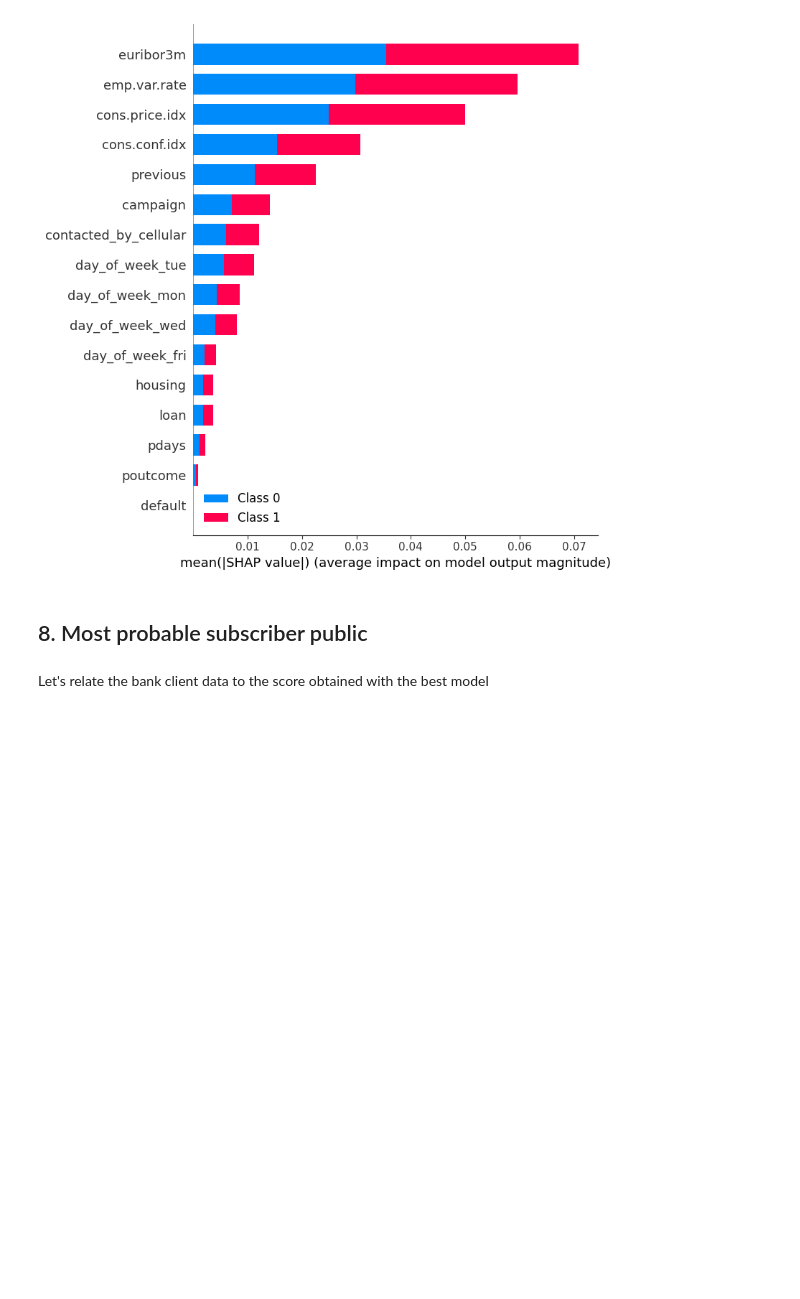
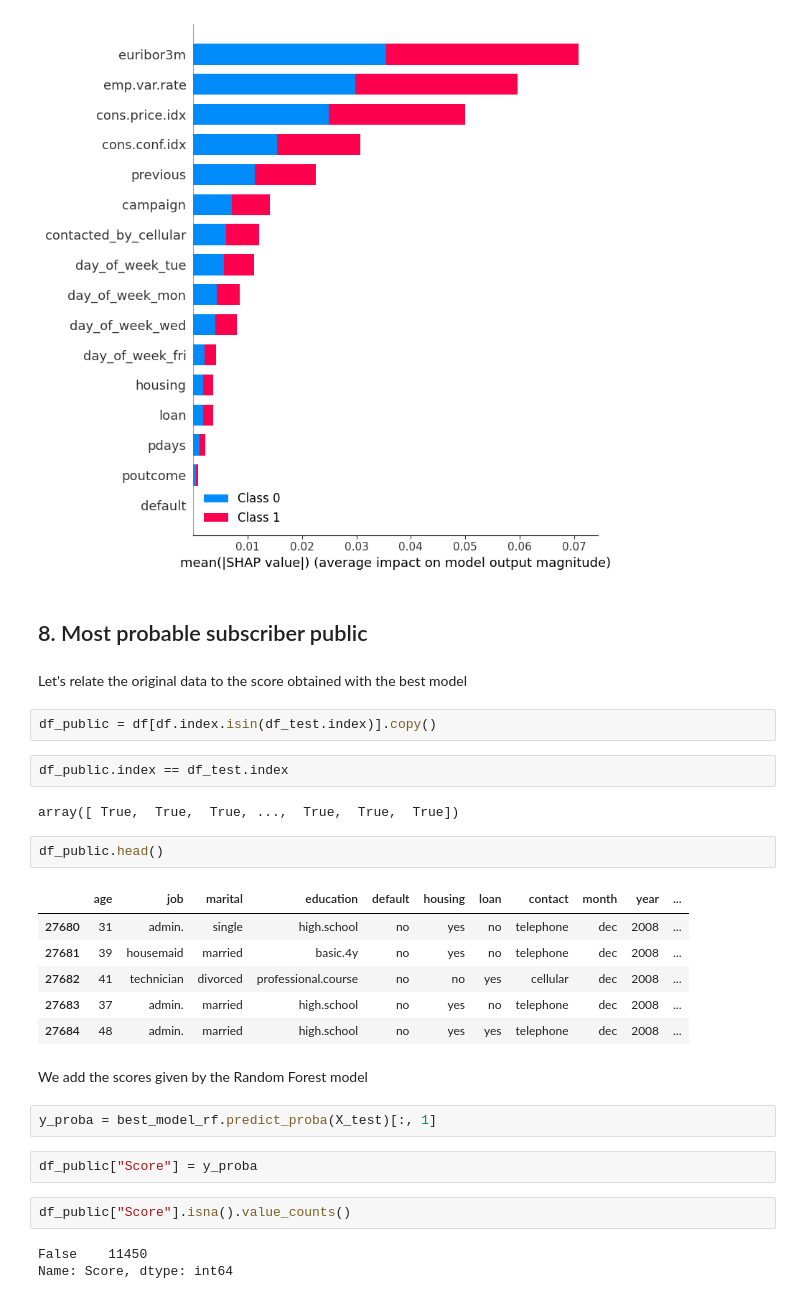
Before and after one commit to mpereiramoretti/pcs5787-projeto, a Jupyter notebook: notebooks/1. Modeling.ipynb, the cells around one changed output. Cells and saved outputs as stored; diff of their text form; blank space fills up the shorter version.

```diff
--- a/notebooks/1. Modeling.ipynb
+++ b/notebooks/1. Modeling.ipynb
@@ -756,4 +756,30 @@ plt.show()
 # %% [markdown]
 ## 8. Most probable subscriber public
 # %% [markdown]
-Let's relate the bank client data to the score obtained with the best model
+Let's relate the original data to the score obtained with the best model
+# %%
+df_public = df[df.index.isin(df_test.index)].copy()
+# %%
+df_public.index == df_test.index
+# %% [output]
+array([ True,  True,  True, ...,  True,  True,  True])
+# %%
+df_public.head()
+# %% [output]
+|  | age | job | marital | education | default | housing | loan | contact | month | year | ... |
+| 27680 | 31 | admin. | single | high.school | no | yes | no | telephone | dec | 2008 | ... |
+| 27681 | 39 | housemaid | married | basic.4y | no | yes | no | telephone | dec | 2008 | ... |
+| 27682 | 41 | technician | divorced | professional.course | no | no | yes | cellular | dec | 2008 | ... |
+| 27683 | 37 | admin. | married | high.school | no | yes | no | telephone | dec | 2008 | ... |
+| 27684 | 48 | admin. | married | high.school | no | yes | yes | telephone | dec | 2008 | ... |
+# %% [markdown]
+We add the scores given by the Random Forest model
+# %%
+y_proba = best_model_rf.predict_proba(X_test)[:, 1]
+# %%
+df_public["Score"] = y_proba
+# %%
+df_public["Score"].isna().value_counts()
+# %% [output]
+False    11450
+Name: Score, dtype: int64
```
Also changed, not shown: parts of 7 cells of this notebook.
